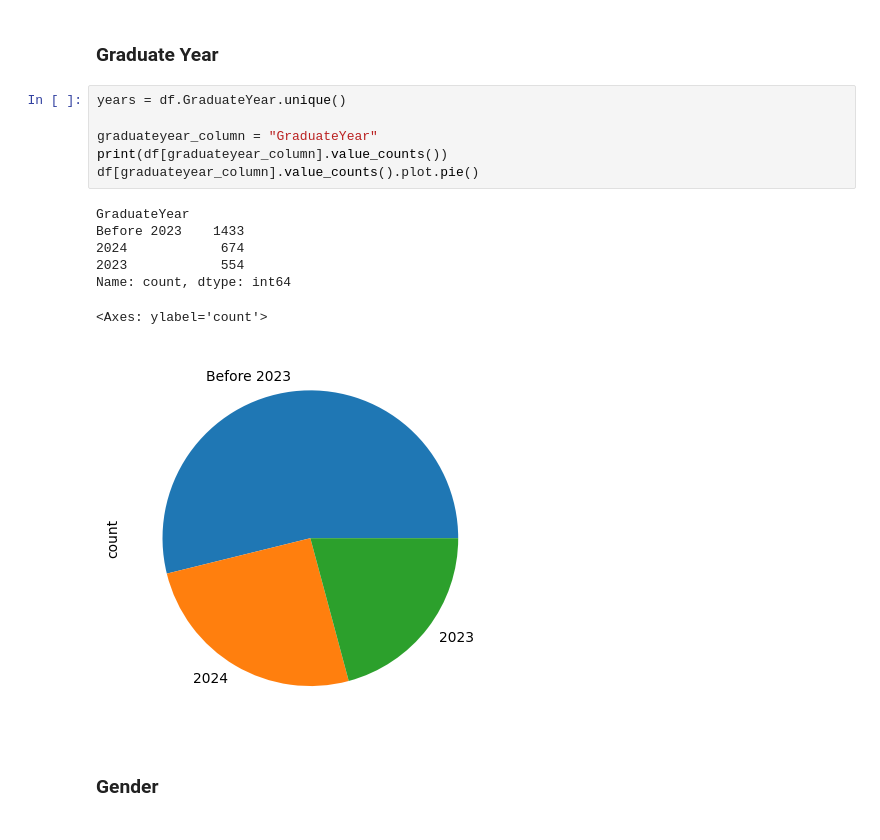
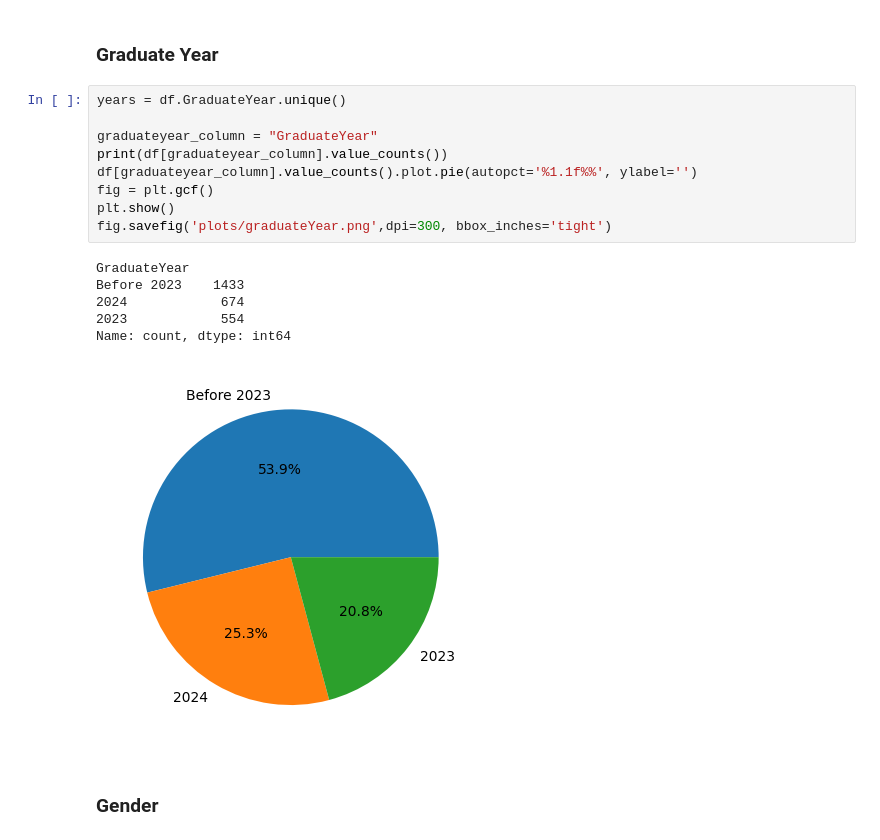
Before and after one commit to SondreBolland/Nordic-Prior-Knowledge-Test-2024, a Jupyter notebook: Dynamic Report.ipynb, the cells around one changed output. Cells and saved outputs as stored; diff of their text form.

```diff
--- a/Dynamic Report.ipynb
+++ b/Dynamic Report.ipynb
@@ -103,17 +102,19 @@ Name: count, dtype: int64
 # %%
 years = df.GraduateYear.unique()
 
 graduateyear_column = "GraduateYear"
 print(df[graduateyear_column].value_counts())
-df[graduateyear_column].value_counts().plot.pie()
+df[graduateyear_column].value_counts().plot.pie(autopct='%1.1f%%', ylabel='')
+fig = plt.gcf()
+plt.show()
+fig.savefig('plots/graduateYear.png',dpi=300, bbox_inches='tight')
 # %% [output]
 GraduateYear
 Before 2023    1433
 2024            674
 2023            554
 Name: count, dtype: int64
-<Axes: ylabel='count'>
-[figure, old version]
+[figure, new version]
 # %% [markdown]
 ### Gender
 # %%
```
Also changed, not shown: parts of 30 cells of this notebook, 3 other files.
